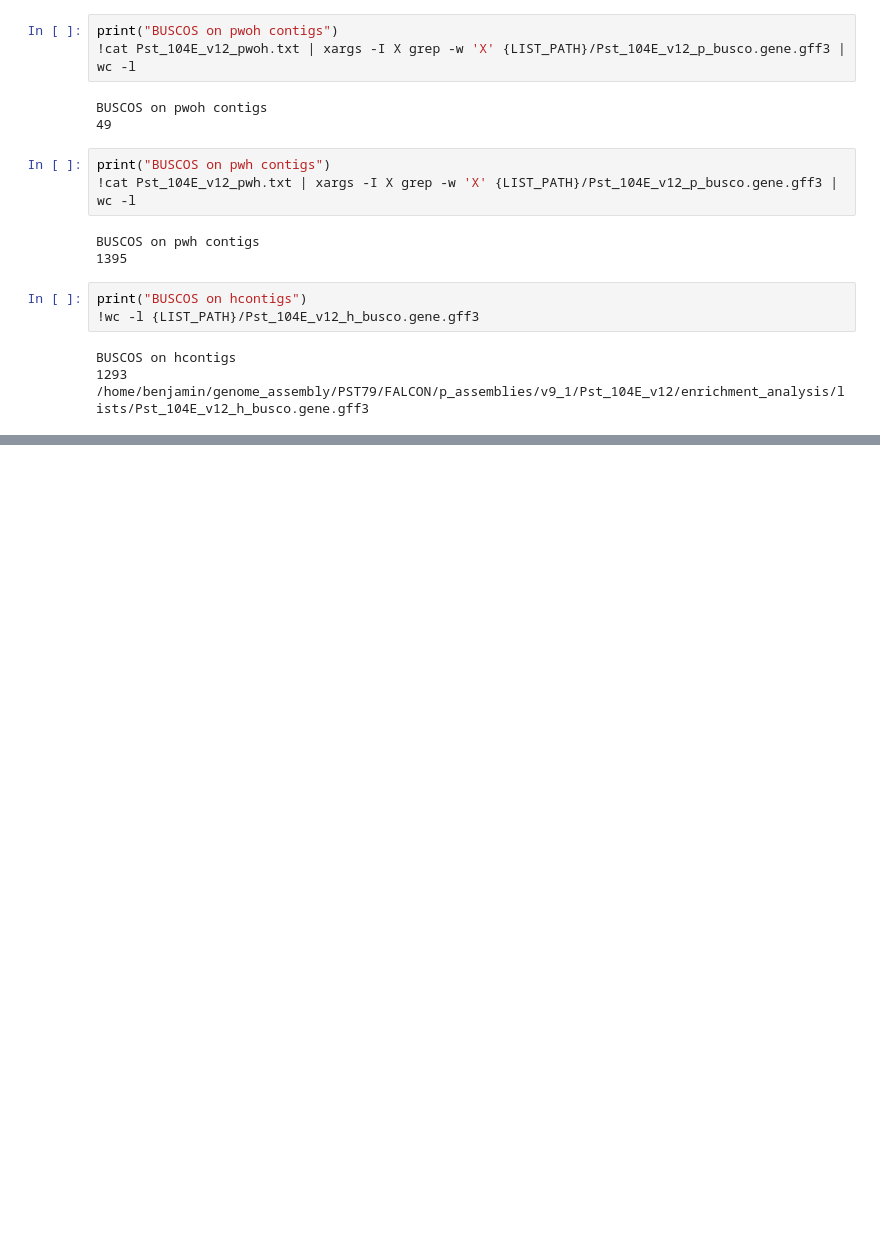
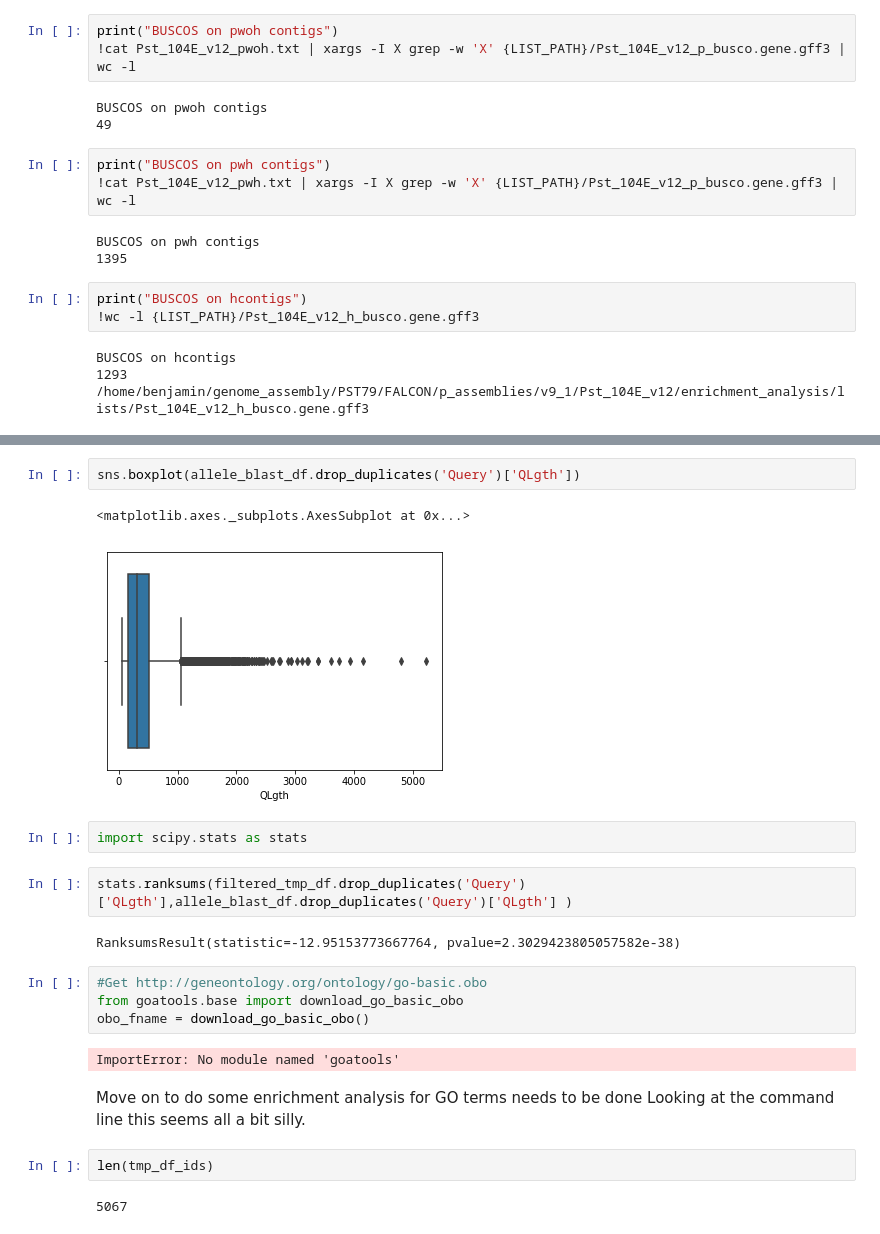
Before and after one commit to BenjaminSchwessinger/Pst_104E_analysis, a Jupyter notebook: Pst_104E_v12_post_allele_analysis.ipynb, the cells around one changed output, grey strips where cells are left out. Saved outputs shown, nothing was run; the diff lists cells and outputs as text; blank space fills up the shorter version.

```diff
--- a/Pst_104E_v12_post_allele_analysis.ipynb
+++ b/Pst_104E_v12_post_allele_analysis.ipynb
@@ -130,0 +398,24 @@ Out of 894 orphan genes we have 83 orphan buscos and 30 orphan effectors.
+# %%
+sns.boxplot(allele_blast_df.drop_duplicates('Query')['QLgth'])
+# %% [output]
+<matplotlib.axes._subplots.AxesSubplot at 0x...>
+[figure, added]
+# %%
+import scipy.stats as stats
+# %%
+stats.ranksums(filtered_tmp_df.drop_duplicates('Query')['QLgth'],allele_blast_df.drop_duplicates('Query')['QLgth'] )
+# %% [output]
+RanksumsResult(statistic=-12.95153773667764, pvalue=2.3029423805057582e-38)
+# %%
+#Get http://geneontology.org/ontology/go-basic.obo
+from goatools.base import download_go_basic_obo
+obo_fname = download_go_basic_obo()
+# %% [output]
+ImportError: No module named 'goatools'
+# %% [markdown]
+Move on to do some enrichment analysis for GO terms needs to be done
+Looking at the command line this seems all a bit silly.
+# %%
+len(tmp_df_ids)
+# %% [output]
+5067
```
Also changed, not shown: parts of 29 cells of this notebook, 26 other files.
